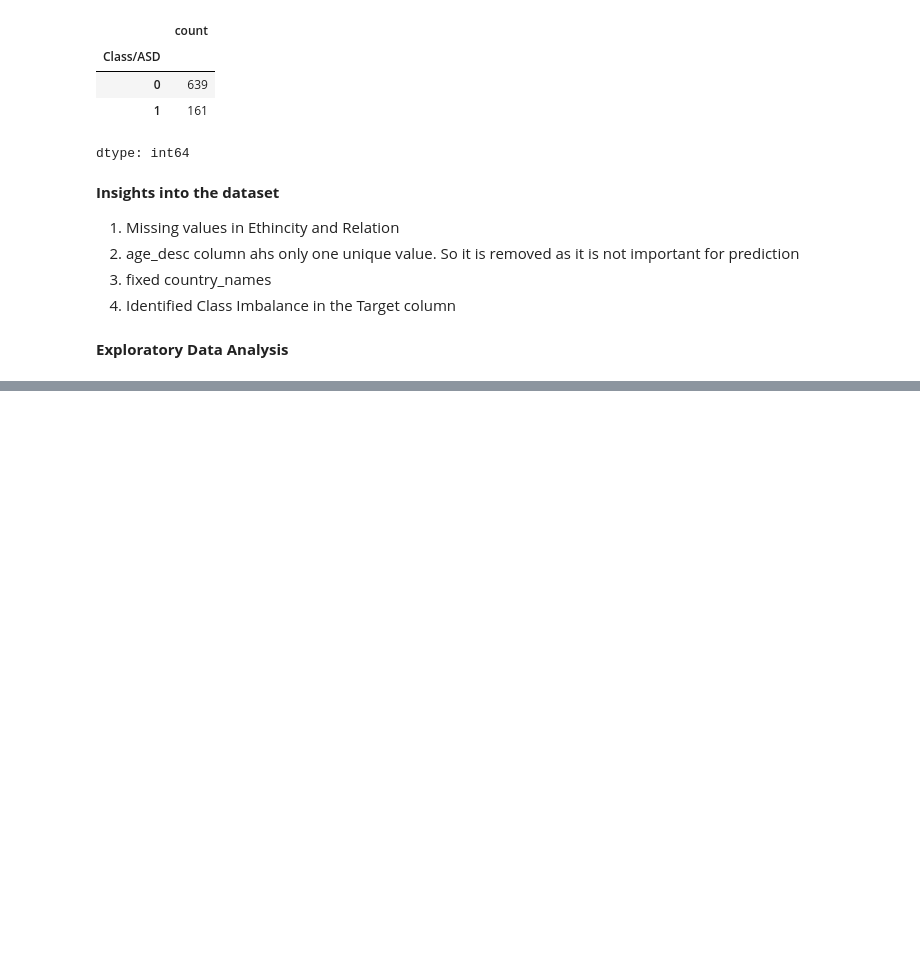
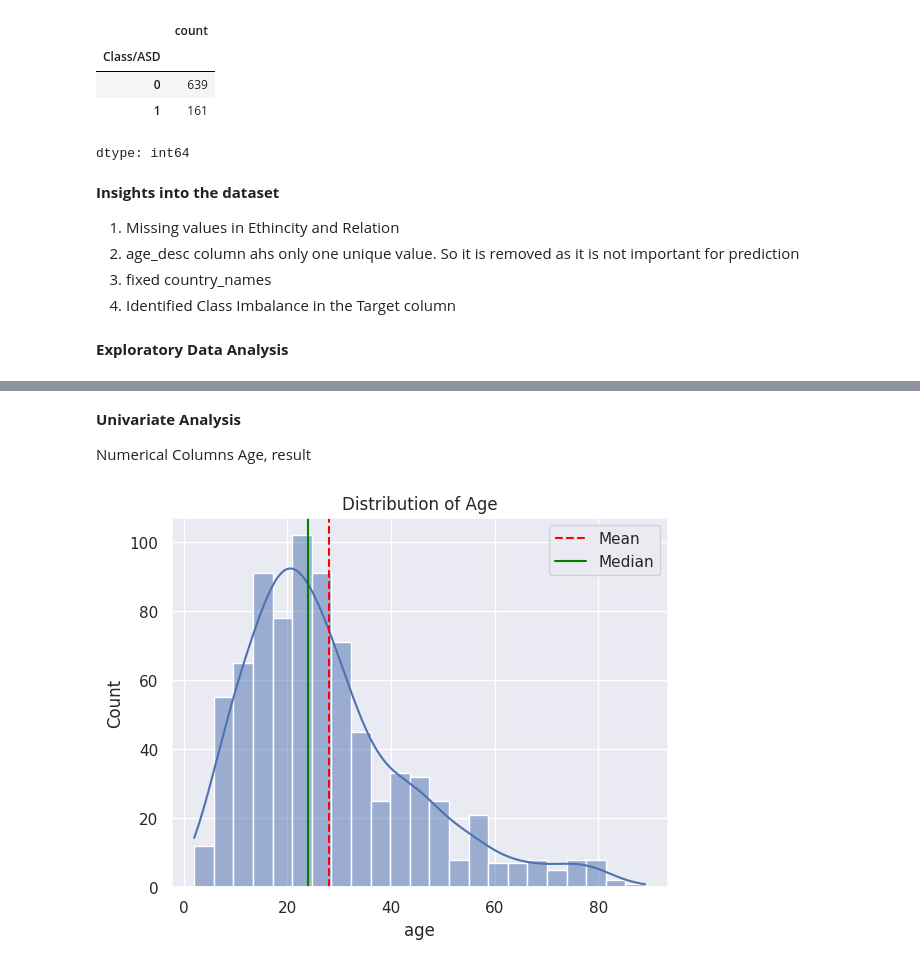
Before and after one commit to SRARNAB7/HDS_5320_Group_Project, a Jupyter notebook: Autism_Prediction.ipynb, the cells around one changed output, grey strips where cells are left out. Drawn from its saved outputs; the diff is of its cells as text; code cells hidden in the pictures; blank space fills up the shorter version.

```diff
--- a/Autism_Prediction.ipynb
+++ b/Autism_Prediction.ipynb
@@ -141,3 +141,29 @@ df.describe()
 | 50% | 1.000000 | 1.000000 | 0.000000 | 0.00000 | 0.000000 | 0.000000 | 0.000000 | 1.000000 | 0.000000 | 1.000000 | ... |
 | 75% | 1.000000 | 1.000000 | 1.000000 | 1.00000 | 1.000000 | 1.000000 | 1.000000 | 1.000000 | 1.000000 | 1.000000 | ... |
 | max | 1.000000 | 1.000000 | 1.000000 | 1.00000 | 1.000000 | 1.000000 | 1.000000 | 1.000000 | 1.000000 | 1.000000 | ... |
+# %% [markdown]
+**Univariate Analysis**
+
+Numerical Columns Age, result
+# %%
+#Set the desired theme
+sns.set_theme(style = "darkgrid")
+# %%
+#Histogram for Age
+sns.histplot(df["age"], kde = True)
+plt.title("Distribution of Age")
+
+#Calculate Mean and Median
+age_mean = df["age"].mean()
+age_median = df["age"].median()
+
+# print("Mean:", age_mean)
+# print("Median", age_median)
+# add vertical lines for mean and median
+
+plt.axvline(age_mean, color = "red", linestyle = "--", label = "Mean")
+plt.axvline(age_median, color= "green", linestyle = "-", label = "Median")
+plt.legend()
+plt.show()
+# %% [output]
+[figure, added]
```
